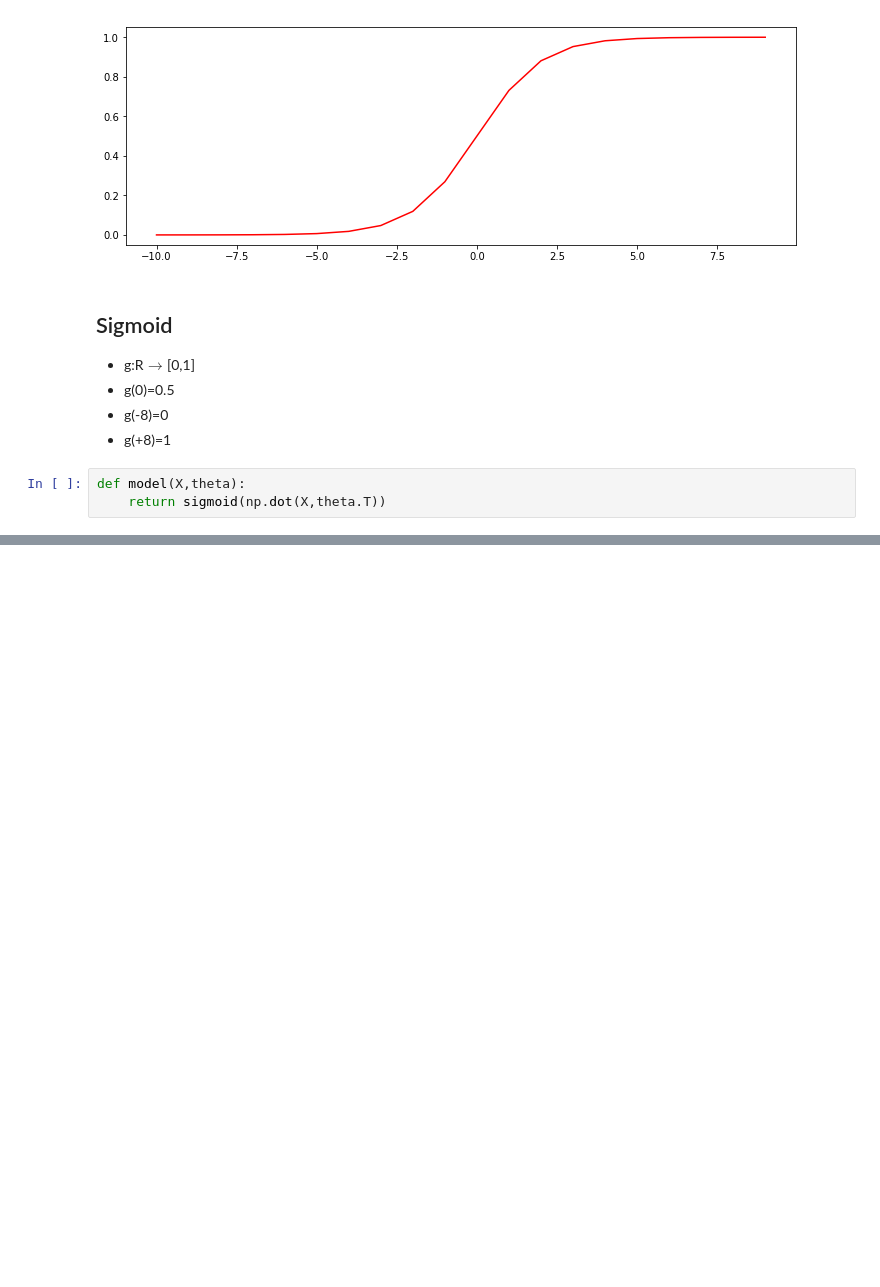
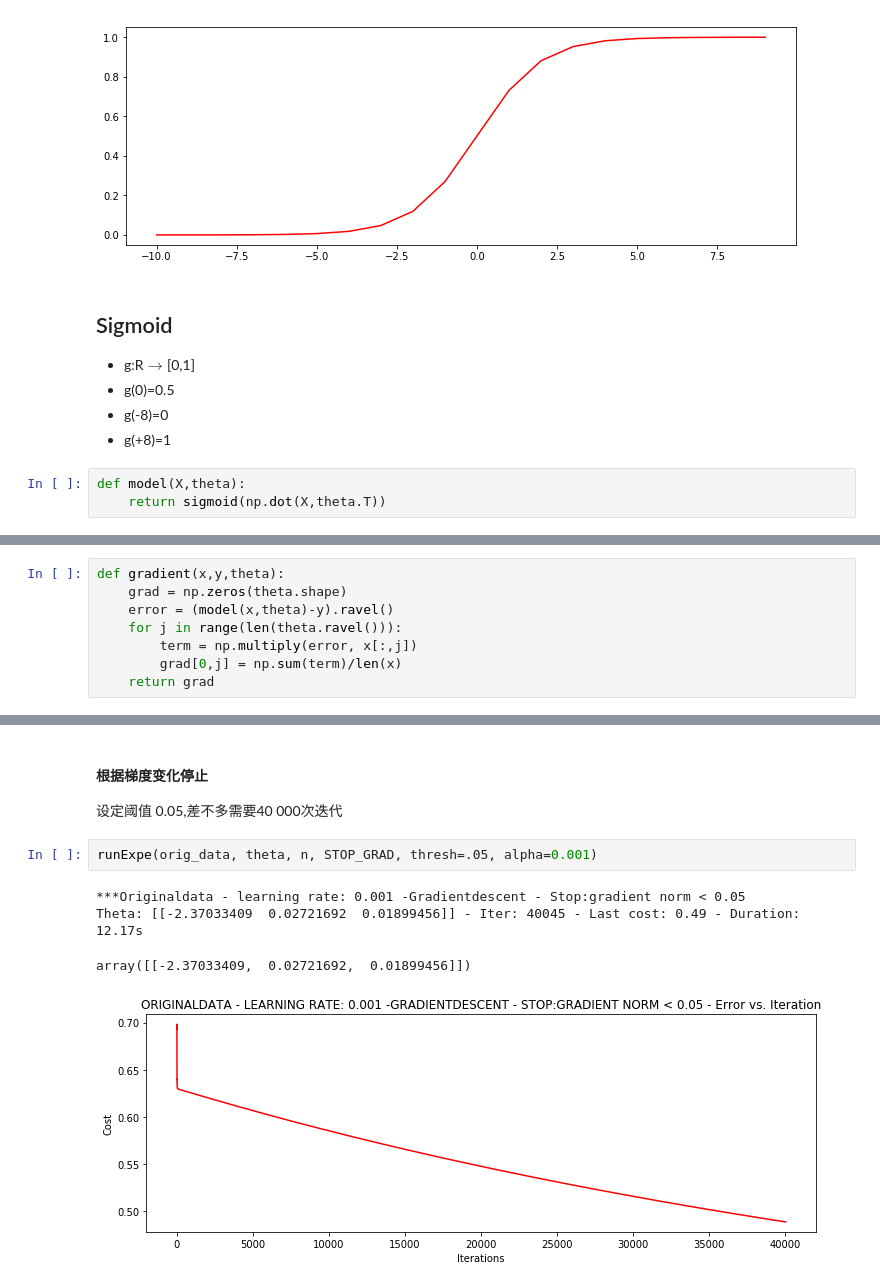
Before and after one commit to September-Joker/data_analysis, a Jupyter notebook: python数据分析与机器学习/Python实现逻辑回归与梯度下降策略/梯度下降求解逻辑回归test.ipynb, the cells around one changed output, grey strips where cells are left out. Drawn from its saved outputs; the diff is of its cells as text; blank space fills up the shorter version.

```diff
--- a/python数据分析与机器学习/Python实现逻辑回归与梯度下降策略/梯度下降求解逻辑回归test.ipynb
+++ b/python数据分析与机器学习/Python实现逻辑回归与梯度下降策略/梯度下降求解逻辑回归test.ipynb
@@ -98,0 +163,8 @@ def model(X,theta):
+# %%
+def gradient(x,y,theta):
+    grad = np.zeros(theta.shape)
+    error = (model(x,theta)-y).ravel()
+    for j in range(len(theta.ravel())):
+        term = np.multiply(error, x[:,j])
+        grad[0,j] = np.sum(term)/len(x)
+    return grad
@@ -98,0 +284,11 @@ def model(X,theta):
+# %% [markdown]
+#### 根据梯度变化停止
+
+设定阈值 0.05,差不多需要40 000次迭代
+# %%
+runExpe(orig_data, theta, n, STOP_GRAD, thresh=.05, alpha=0.001)
+# %% [output]
+***Originaldata - learning rate: 0.001 -Gradientdescent - Stop:gradient norm < 0.05
+Theta: [[-2.37033409  0.02721692  0.01899456]] - Iter: 40045 - Last cost: 0.49 - Duration: 12.17s
+array([[-2.37033409,  0.02721692,  0.01899456]])
+[figure, added]
```
Also changed, not shown: parts of 31 cells of this notebook, 1 other file.
